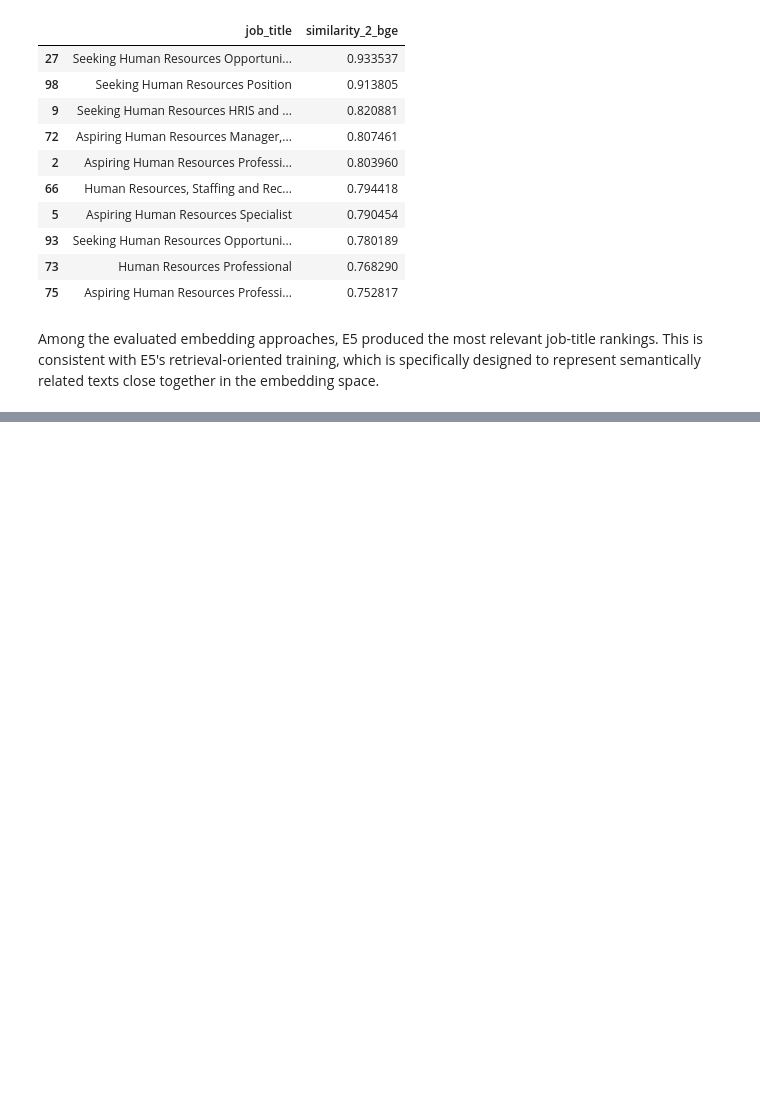
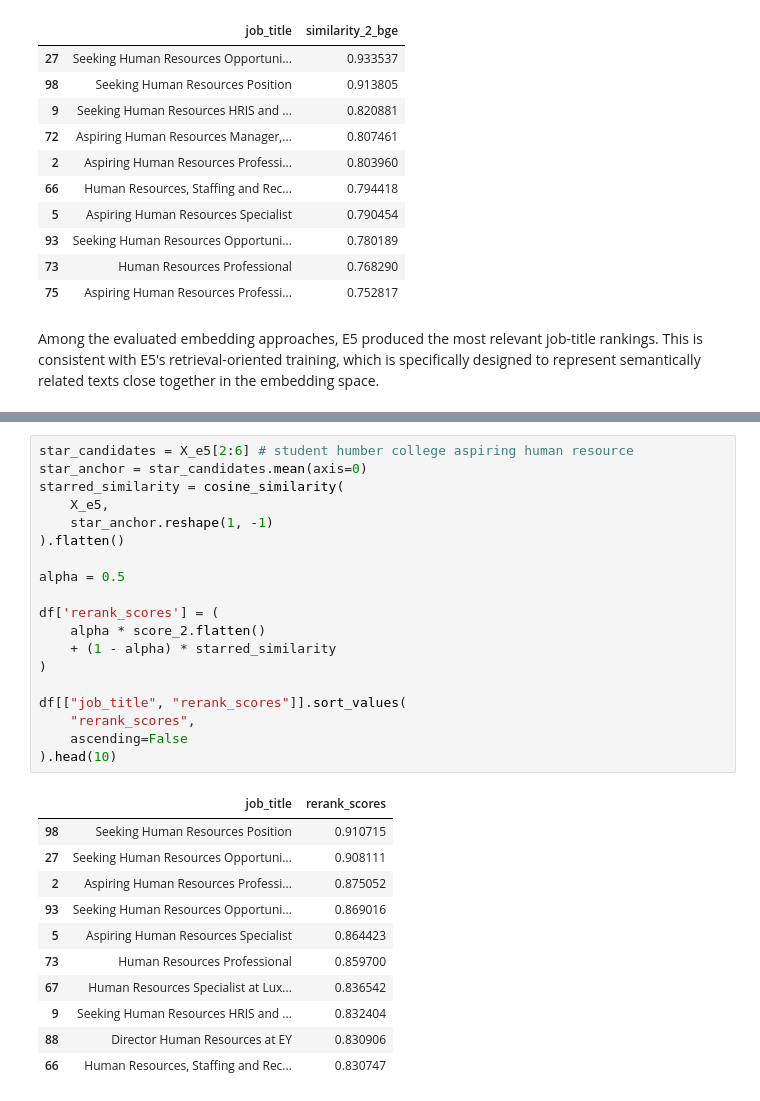
Before and after one commit to safwt-data/QwnYr0x6YtL8f4mY, a Jupyter notebook: notebooks/notebook_1.ipynb, the cells around one changed output, grey strips where cells are left out. Drawn from its saved outputs; the diff is of its cells as text; blank space fills up the shorter version.

```diff
--- a/notebooks/notebook_1.ipynb
+++ b/notebooks/notebook_1.ipynb
@@ -785,0 +896,31 @@ TypeError: 'numpy.ndarray' object is not callable
+# %%
+star_candidates = X_e5[2:6] # student humber college aspiring human resource
+star_anchor = star_candidates.mean(axis=0)
+starred_similarity = cosine_similarity(
+    X_e5,
+    star_anchor.reshape(1, -1)
+).flatten()
+
+alpha = 0.5
+
+df['rerank_scores'] = (
+    alpha * score_2.flatten()
+    + (1 - alpha) * starred_similarity
+)
+
+df[["job_title", "rerank_scores"]].sort_values(
+    "rerank_scores",
+    ascending=False
+).head(10)
+# %% [output]
+|  | job_title | rerank_scores |
+| 98 | Seeking Human Resources Position | 0.910715 |
+| 27 | Seeking Human Resources Opportuni... | 0.908111 |
+| 2 | Aspiring Human Resources Professi... | 0.875052 |
+| 93 | Seeking Human Resources Opportuni... | 0.869016 |
+| 5 | Aspiring Human Resources Specialist | 0.864423 |
+| 73 | Human Resources Professional | 0.859700 |
+| 67 | Human Resources Specialist at Lux... | 0.836542 |
+| 9 | Seeking Human Resources HRIS and ... | 0.832404 |
+| 88 | Director Human Resources at EY | 0.830906 |
+| 66 | Human Resources, Staffing and Rec... | 0.830747 |
```
Also changed, not shown: parts of 7 cells of this notebook.
